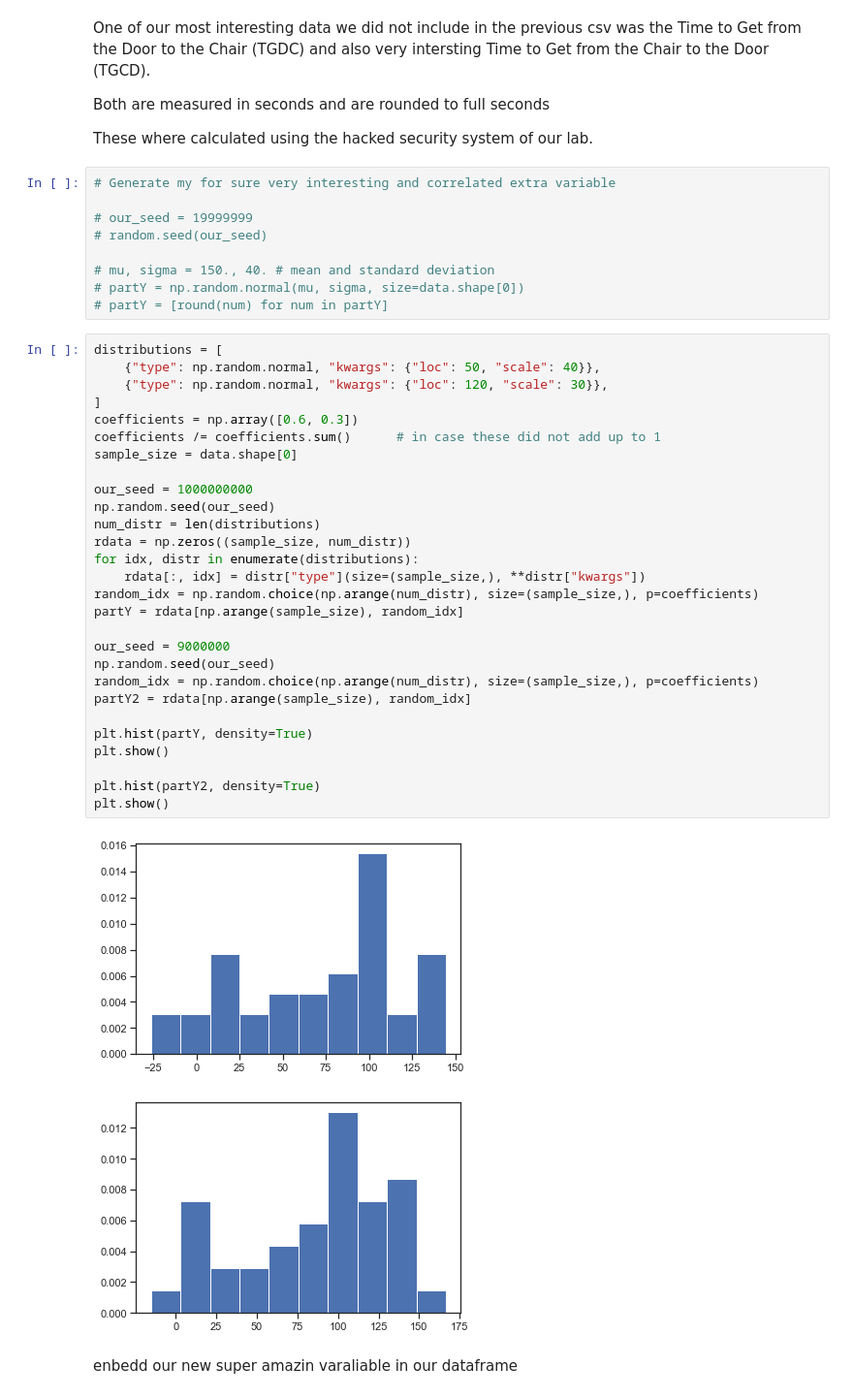
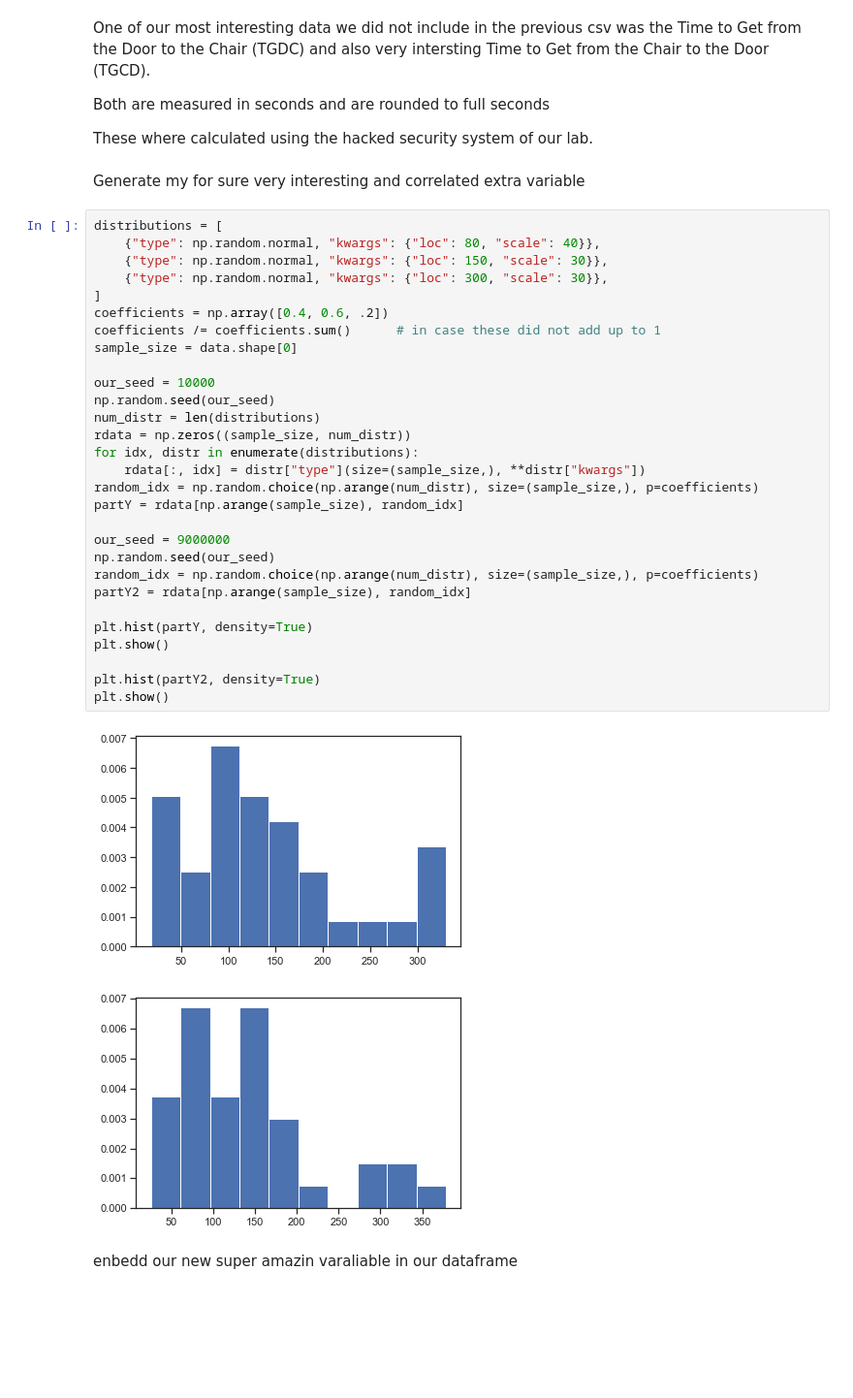
Before and after one commit to marcelfarres/Farres-M-QLSC612, a Jupyter notebook: practical/myanalysis.ipynb, the cells around one changed output. Shown at 97% size. Drawn from its saved outputs; the diff is of its cells as text; blank space fills up the shorter version.

```diff
--- a/practical/myanalysis.ipynb
+++ b/practical/myanalysis.ipynb
@@ -81,46 +85,40 @@ One of our most interesting data we did not include in the previous csv was the
 Both are measured in seconds and are rounded to full seconds
 
 These where calculated using the hacked security system of our lab.
-# %%
-# Generate my for sure very interesting and correlated extra variable
-
-# our_seed = 19999999
-# random.seed(our_seed)
-
-# mu, sigma = 150., 40. # mean and standard deviation
-# partY = np.random.normal(mu, sigma, size=data.shape[0])
-# partY = [round(num) for num in partY]
+# %% [markdown]
+Generate my for sure very interesting and correlated extra variable
 # %%
 distributions = [
-    {"type": np.random.normal, "kwargs": {"loc": 50, "scale": 40}},
-    {"type": np.random.normal, "kwargs": {"loc": 120, "scale": 30}},
+    {"type": np.random.normal, "kwargs": {"loc": 80, "scale": 40}},
+    {"type": np.random.normal, "kwargs": {"loc": 150, "scale": 30}},
+    {"type": np.random.normal, "kwargs": {"loc": 300, "scale": 30}},
 ]
-coefficients = np.array([0.6, 0.3])
+coefficients = np.array([0.4, 0.6, .2])
 coefficients /= coefficients.sum()      # in case these did not add up to 1
 sample_size = data.shape[0]
 
-our_seed = 1000000000
+our_seed = 10000
 np.random.seed(our_seed)
 num_distr = len(distributions)
 rdata = np.zeros((sample_size, num_distr))
 for idx, distr in enumerate(distributions):
     rdata[:, idx] = distr["type"](size=(sample_size,), **distr["kwargs"])
 random_idx = np.random.choice(np.arange(num_distr), size=(sample_size,), p=coefficients)
 partY = rdata[np.arange(sample_size), random_idx]
 
 our_seed = 9000000
 np.random.seed(our_seed)
 random_idx = np.random.choice(np.arange(num_distr), size=(sample_size,), p=coefficients)
 partY2 = rdata[np.arange(sample_size), random_idx]
 
 plt.hist(partY, density=True)
 plt.show()
 
 plt.hist(partY2, density=True)
 plt.show()
 # %% [output]
-[figure, old version]
+[figure, new version]
-[figure, old version]
+[figure, new version]
 # %% [markdown]
 enbedd our new super amazin varaliable in our dataframe
 # %%
```
Also changed, not shown: parts of 16 cells of this notebook.
